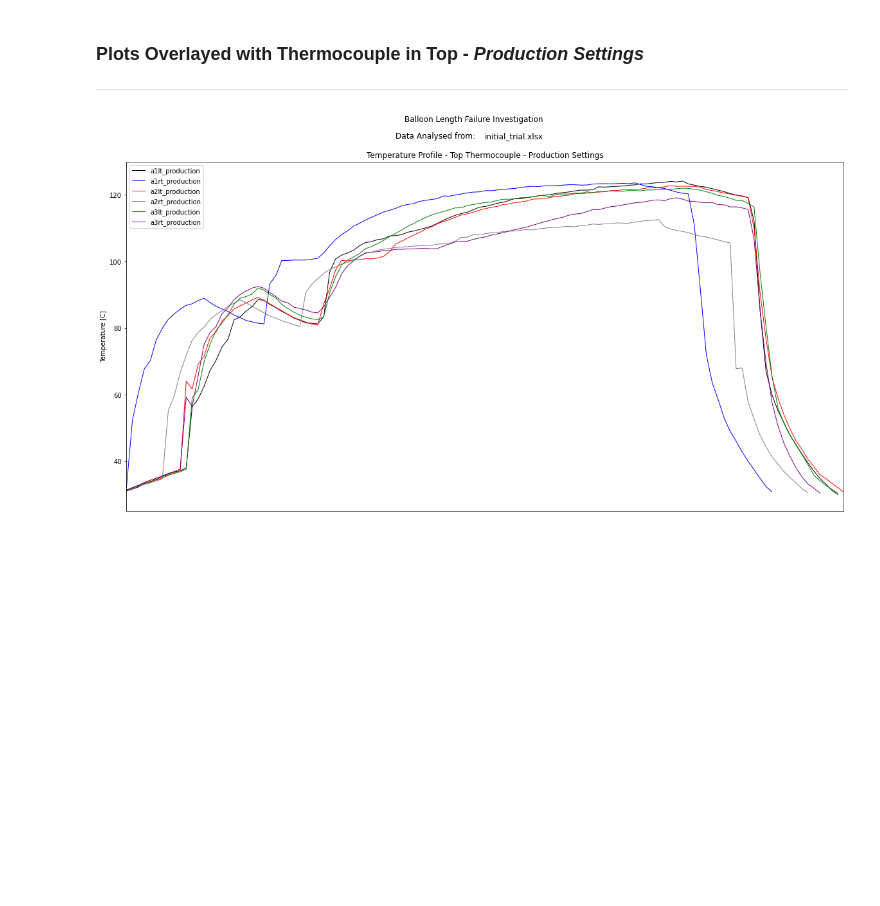
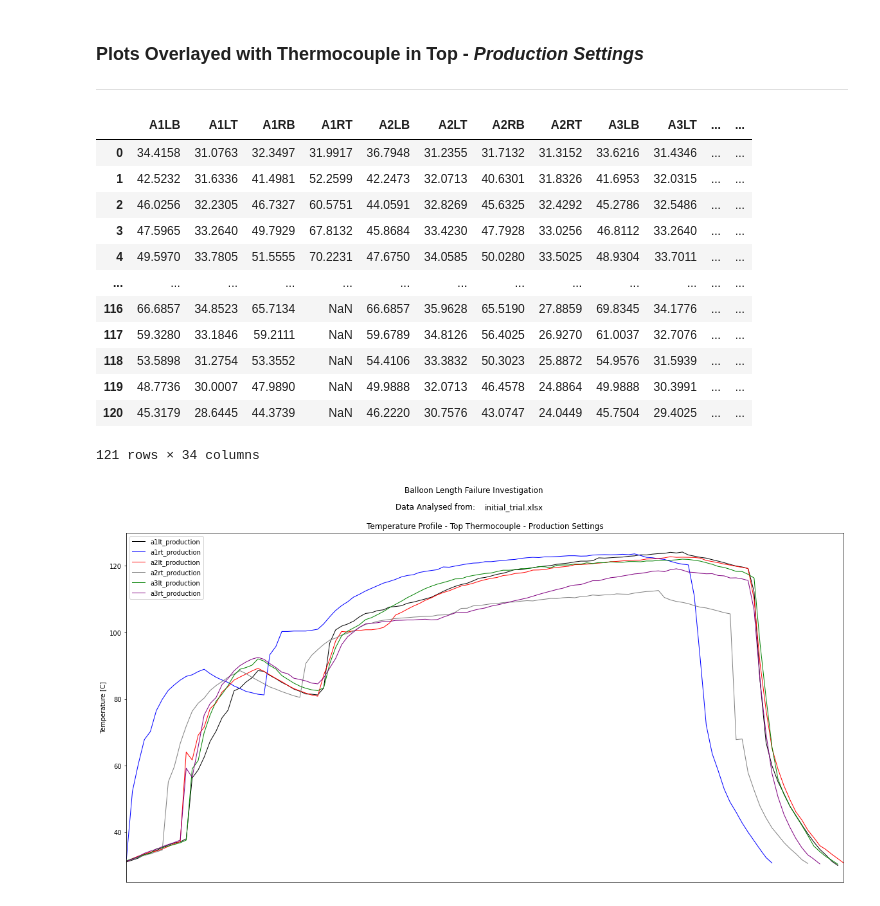
Before and after one commit to KeithQuinn/Temperature_Profile_Analysis, a Jupyter notebook: Data_Analysis/SAM 5 Balloon Length Investigation.ipynb, the cells around one changed output. Saved outputs shown, nothing was run; the diff lists cells and outputs as text; code cells hidden in the pictures; blank space fills up the shorter version.

```diff
--- a/Initial_Trial/SAM 5 Balloon Length Investigation.ipynb
+++ b/Data_Analysis/SAM 5 Balloon Length Investigation.ipynb
@@ -125,6 +125,22 @@ Include File Name for Analysis (include extension) initial_trial.xlsx
 # %% [markdown]
 ### Plots Overlayed with Thermocouple in Top - *Production Settings*
 ***
+# %%
+df
+# %% [output]
+|  | A1LB | A1LT | A1RB | A1RT | A2LB | A2LT | A2RB | A2RT | A3LB | A3LT | ... | ... |
+| 0 | 34.4158 | 31.0763 | 32.3497 | 31.9917 | 36.7948 | 31.2355 | 31.7132 | 31.3152 | 33.6216 | 31.4346 | ... | ... |
+| 1 | 42.5232 | 31.6336 | 41.4981 | 52.2599 | 42.2473 | 32.0713 | 40.6301 | 31.8326 | 41.6953 | 32.0315 | ... | ... |
+| 2 | 46.0256 | 32.2305 | 46.7327 | 60.5751 | 44.0591 | 32.8269 | 45.6325 | 32.4292 | 45.2786 | 32.5486 | ... | ... |
+| 3 | 47.5965 | 33.2640 | 49.7929 | 67.8132 | 45.8684 | 33.4230 | 47.7928 | 33.0256 | 46.8112 | 33.2640 | ... | ... |
+| 4 | 49.5970 | 33.7805 | 51.5555 | 70.2231 | 47.6750 | 34.0585 | 50.0280 | 33.5025 | 48.9304 | 33.7011 | ... | ... |
+| ... | ... | ... | ... | ... | ... | ... | ... | ... | ... | ... | ... | ... |
+| 116 | 66.6857 | 34.8523 | 65.7134 | NaN | 66.6857 | 35.9628 | 65.5190 | 27.8859 | 69.8345 | 34.1776 | ... | ... |
+| 117 | 59.3280 | 33.1846 | 59.2111 | NaN | 59.6789 | 34.8126 | 56.4025 | 26.9270 | 61.0037 | 32.7076 | ... | ... |
+| 118 | 53.5898 | 31.2754 | 53.3552 | NaN | 54.4106 | 33.3832 | 50.3023 | 25.8872 | 54.9576 | 31.5939 | ... | ... |
+| 119 | 48.7736 | 30.0007 | 47.9890 | NaN | 49.9888 | 32.0713 | 46.4578 | 24.8864 | 49.9888 | 30.3991 | ... | ... |
+| 120 | 45.3179 | 28.6445 | 44.3739 | NaN | 46.2220 | 30.7576 | 43.0747 | 24.0449 | 45.7504 | 29.4025 | ... | ... |
+121 rows × 34 columns
 # %%
 plt.figure(figsize=(20,10))
 plt.plot(a1lt, color = "black", linewidth=1, label = "a1lt_production")
```
Also changed, not shown: parts of 8 cells of this notebook, 37 other files.
